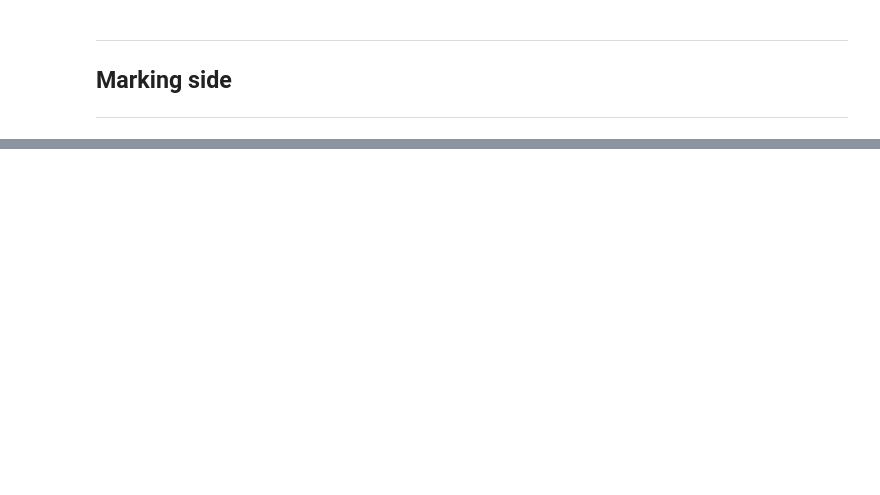
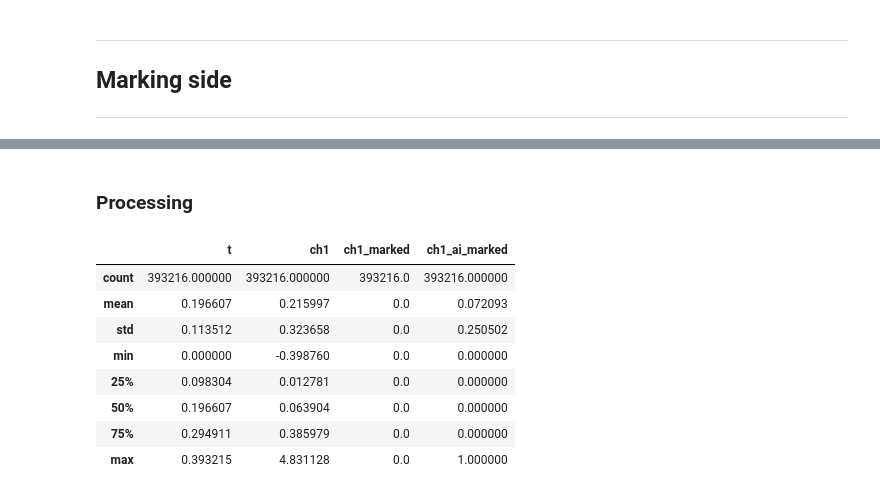
Before and after one commit to feodorrussia/D-alpha-instability-search, a Jupyter notebook: NN training.ipynb, the cells around one changed output, grey strips where cells are left out. Saved outputs shown, nothing was run; the diff lists cells and outputs as text; code cells hidden in the pictures; blank space fills up the shorter version.

```diff
--- a/NN training.ipynb
+++ b/NN training.ipynb
@@ -369,0 +396,2 @@ KeyboardInterrupt: Interrupted by user
+# %% [markdown]
+### Processing
@@ -369,0 +419,12 @@ KeyboardInterrupt: Interrupted by user
+# %%
+new_df.describe()
+# %% [output]
+|  | t | ch1 | ch1_marked | ch1_ai_marked |
+| count | 393216.000000 | 393216.000000 | 393216.0 | 393216.000000 |
+| mean | 0.196607 | 0.215997 | 0.0 | 0.072093 |
+| std | 0.113512 | 0.323658 | 0.0 | 0.250502 |
+| min | 0.000000 | -0.398760 | 0.0 | 0.000000 |
+| 25% | 0.098304 | 0.012781 | 0.0 | 0.000000 |
+| 50% | 0.196607 | 0.063904 | 0.0 | 0.000000 |
+| 75% | 0.294911 | 0.385979 | 0.0 | 0.000000 |
+| max | 0.393215 | 4.831128 | 0.0 | 1.000000 |
```
Also changed, not shown: parts of 24 cells of this notebook.
